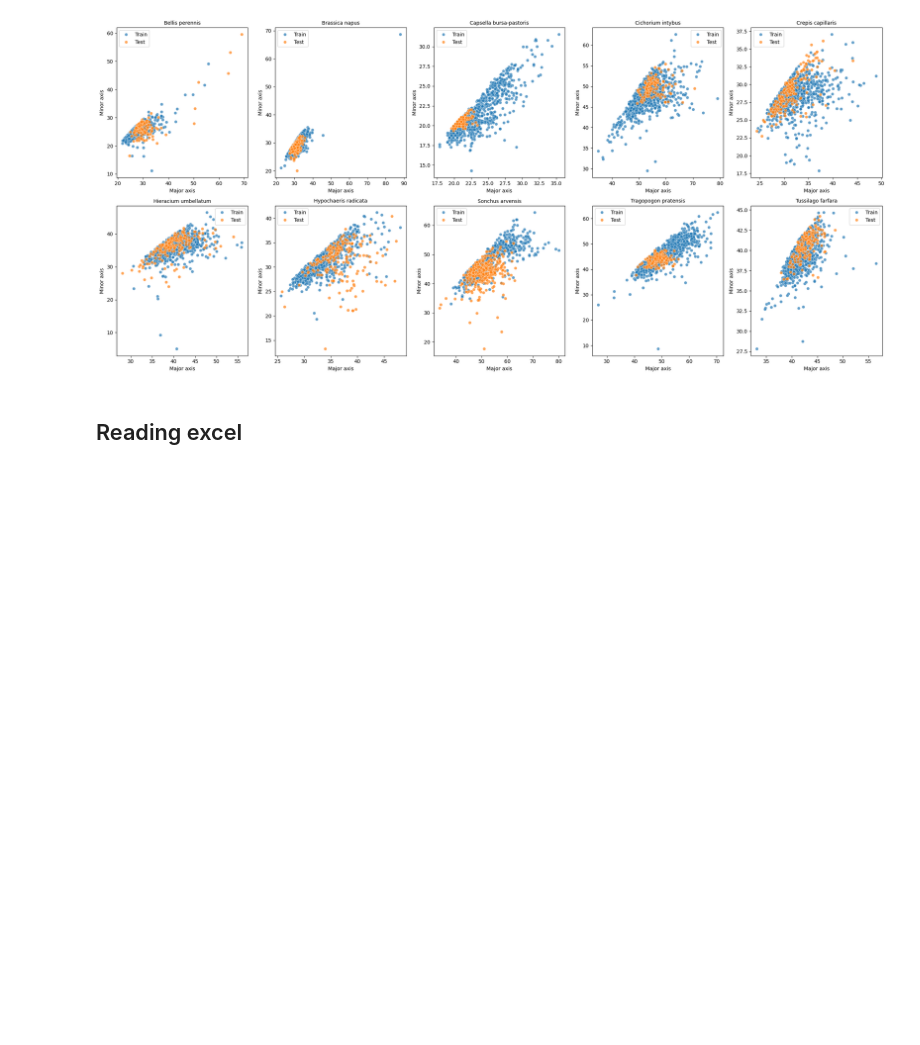
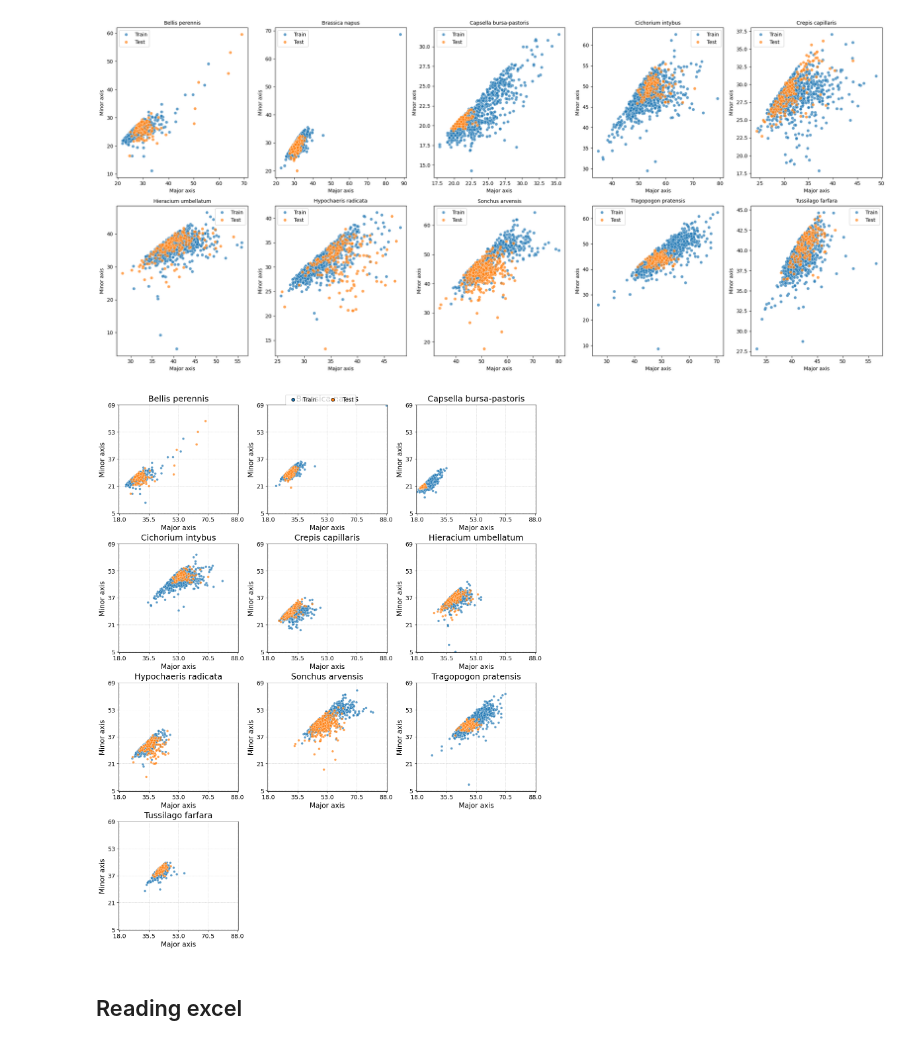
Before and after one commit to myngoc-trg/Bachelor_Project_Statistics, a Jupyter notebook: Report_base.ipynb, the cells around one changed output. Cells and saved outputs as stored; diff of their text form; code cells hidden in the pictures; blank space fills up the shorter version.

```diff
--- a/Report_base.ipynb
+++ b/Report_base.ipynb
@@ -450,3 +692,7 @@ plot_train_test_species_sizes(train_size_df, test_size_df)
+# %%
+plot_train_test_species_sizes(train_size_df, test_size_df)
+# %% [output]
+[figure, added]
 # %% [markdown]
 ## Reading excel
 # %%
```
Also changed, not shown: parts of 5 cells of this notebook, 13 other files.
